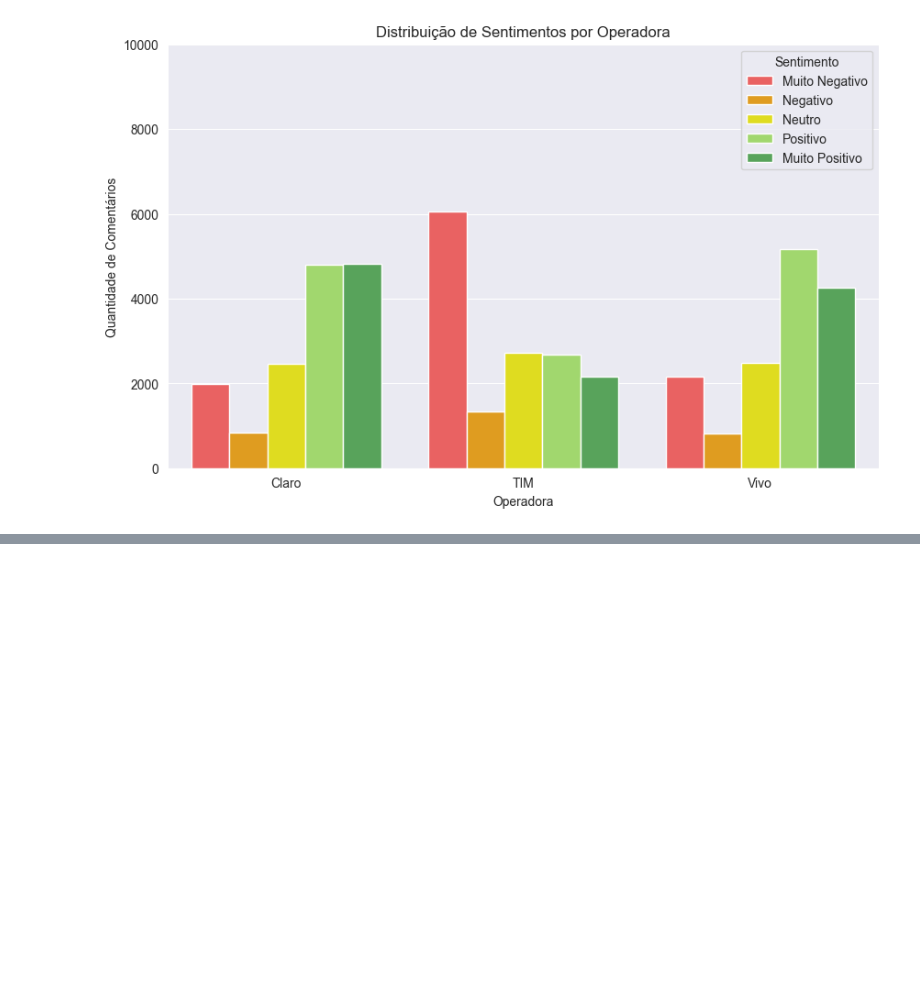
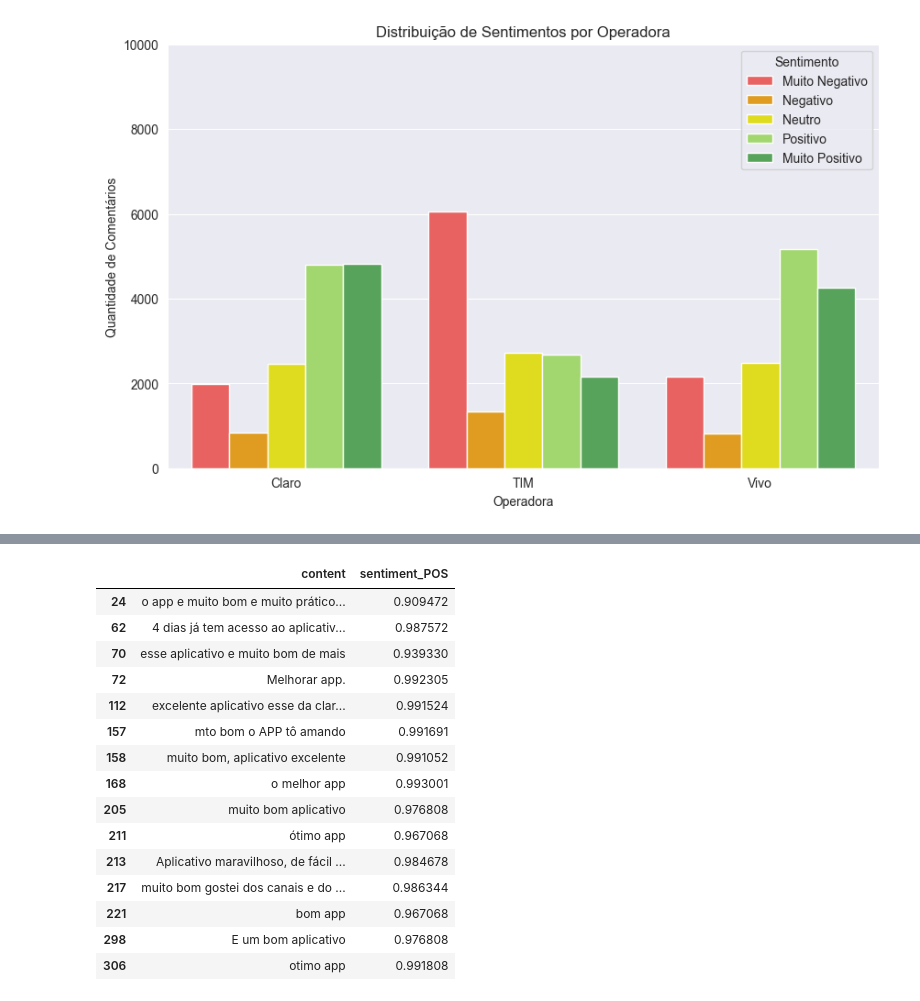
Before and after one commit to PedroReste/analises_e_insights, a Jupyter notebook: sentimentos_e_temas_de_comentarios_de_apps/notebook_operadoras.ipynb, the cells around one changed output, grey strips where cells are left out. Drawn from its saved outputs; the diff is of its cells as text; code cells hidden in the pictures; blank space fills up the shorter version.

```diff
--- a/sentimentos_e_temas_de_comentarios_de_apps/notebook_operadoras.ipynb
+++ b/sentimentos_e_temas_de_comentarios_de_apps/notebook_operadoras.ipynb
@@ -895,0 +992,23 @@ fig.show()
+# %%
+tema = df["tema_manual"].apply(lambda x: isinstance(x, list) and "App" in x)
+sentimento = df["sentiment_POS"] > 0.8
+
+dados_filtrados = df[(operadora) & (tema) & (sentimento)]
+dados_filtrados[["content", "sentiment_POS"]].head(15)
+# %% [output]
+|  | content | sentiment_POS |
+| 24 | o app e muito bom e muito prático... | 0.909472 |
+| 62 | 4 dias já tem acesso ao aplicativ... | 0.987572 |
+| 70 | esse aplicativo e muito bom de mais | 0.939330 |
+| 72 | Melhorar app. | 0.992305 |
+| 112 | excelente aplicativo esse da clar... | 0.991524 |
+| 157 | mto bom o APP tô amando | 0.991691 |
+| 158 | muito bom, aplicativo excelente | 0.991052 |
+| 168 | o melhor app | 0.993001 |
+| 205 | muito bom aplicativo | 0.976808 |
+| 211 | ótimo app | 0.967068 |
+| 213 | Aplicativo maravilhoso, de fácil ... | 0.984678 |
+| 217 | muito bom gostei dos canais e do ... | 0.986344 |
+| 221 | bom app | 0.967068 |
+| 298 | E um bom aplicativo | 0.976808 |
+| 306 | otimo app | 0.991808 |
```
Also changed, not shown: parts of 115 cells of this notebook, 1 other file.
